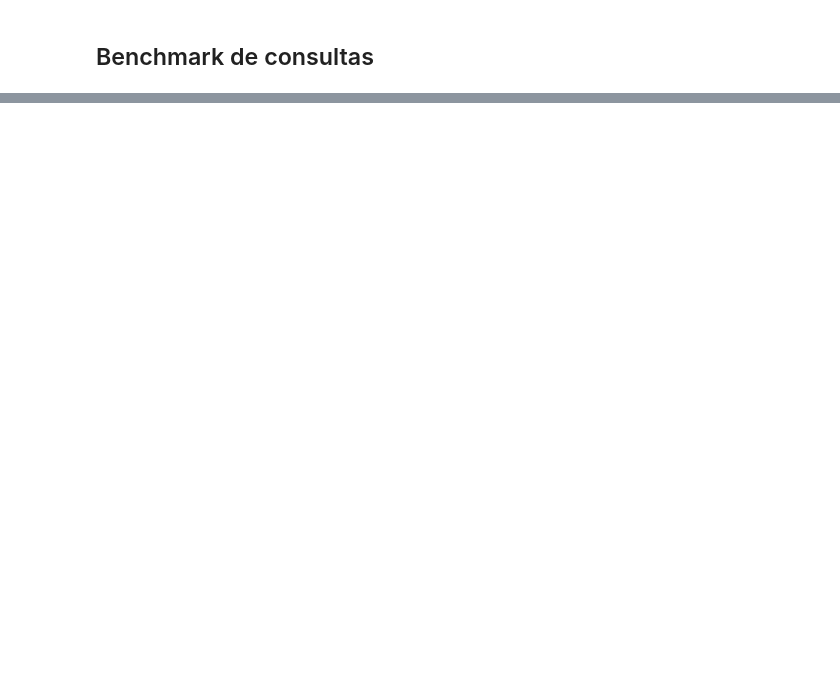
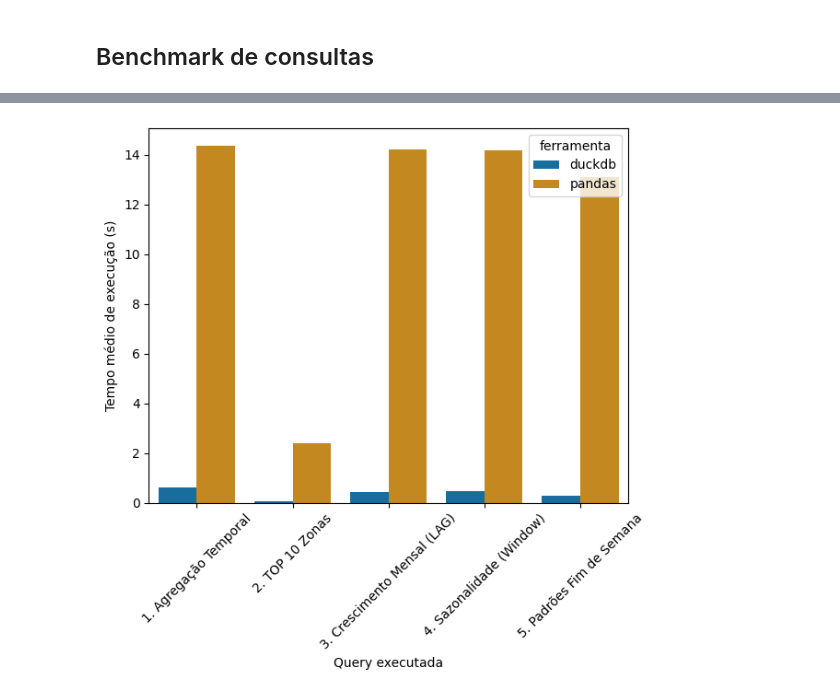
Before and after one commit to zicziczic/OPT004-CienciaDeDados, a Jupyter notebook: Lab3/Lab3_Notebook.ipynb, the cells around one changed output, grey strips where cells are left out. Saved outputs shown, nothing was run; the diff lists cells and outputs as text; code cells hidden in the pictures; blank space fills up the shorter version.

```diff
--- a/Lab3/Lab3_Notebook.ipynb
+++ b/Lab3/Lab3_Notebook.ipynb
@@ -635,7 +627,7 @@ Desvio Padrão: 0.1
 | 10 | 2023-11-01 | 7.302209e+07 | 7.935494e+07 | -7.980418 |
 | 11 | 2023-12-01 | 7.382698e+07 | 7.302209e+07 | 1.102251 |
 # %%
-times = []
+times33 = []
 for i in range(5):
     start = time.time()
 
@@ -656,10 +648,10 @@ for i in range(5):
     gc.collect()
 
     end = time.time()
-    times.append(end - start)
+    times33.append(end - start)
 
-print(round(np.mean(times), 2))
-print(round(np.std(times), 2))
+print(round(np.mean(times33), 2))
+print(round(np.std(times33), 2))
 
 df = pd.read_parquet(path)
 df['tpep_dropoff_datetime'] = pd.to_datetime(df['tpep_dropoff_datetime'])
@@ -746,7 +738,7 @@ Desvio Padrão: 0.04
 | 10 | 2023-11-01 | 7.302209e+07 | 6.881192e+07 | 4.210170e+06 | 6.118373 |
 | 11 | 2023-12-01 | 7.382698e+07 | 6.881192e+07 | 5.015056e+06 | 7.288063 |
 # %%
-times = []
+times44 = []
 for i in range(5):
     start = time.time()
 
@@ -768,10 +760,10 @@ for i in range(5):
     gc.collect()
 
     end = time.time()
-    times.append(end - start)
+    times44.append(end - start)
 
-print(round(np.mean(times), 2))
-print(round(np.std(times), 2))
+print(round(np.mean(times44), 2))
+print(round(np.std(times44), 2))
 
 df = pd.read_parquet(path)
 df['tpep_dropoff_datetime'] = pd.to_datetime(df['tpep_dropoff_datetime'])
@@ -864,7 +856,7 @@ Desvio Padrão: 0.09
 | 5 | Friday | Dia de Semana | 2.367889e+06 |
 | 6 | Saturday | Dia de Semana | 2.158675e+06 |
 # %%
-times = []
+times55 = []
 for i in range(5):
     start = time.time()
 
@@ -894,10 +886,10 @@ for i in range(5):
     gc.collect()
 
     end = time.time()
-    times.append(end - start)
+    times55.append(end - start)
 
-print(round(np.mean(times), 2))
-print(round(np.std(times), 2))
+print(round(np.mean(times55), 2))
+print(round(np.std(times55), 2))
 
 df = pd.read_parquet(path)
 df['tpep_pickup_datetime'] = pd.to_datetime(df['tpep_pickup_datetime'])
@@ -932,0 +970,17 @@ Sunday                          2.012911e+06  Fim de Semana
+# %%
+sns.barplot(
+    data=df_benchmark_final,
+    x="nome_da_query",
+    y="media_tempo_execucao",
+    hue="ferramenta",
+    palette="colorblind"
+)
+plt.tight_layout(),
+plt.ylabel("Tempo médio de execução (s)")
+plt.xlabel("Query executada")
+plt.xticks(rotation=45)
+
+plt.savefig("/content/drive/MyDrive/CiencDados/benchmark_duckdb_vs_pandas")
+plt.show()
+# %% [output]
+[figure, added]
```
Also changed, not shown: parts of 16 cells of this notebook.
